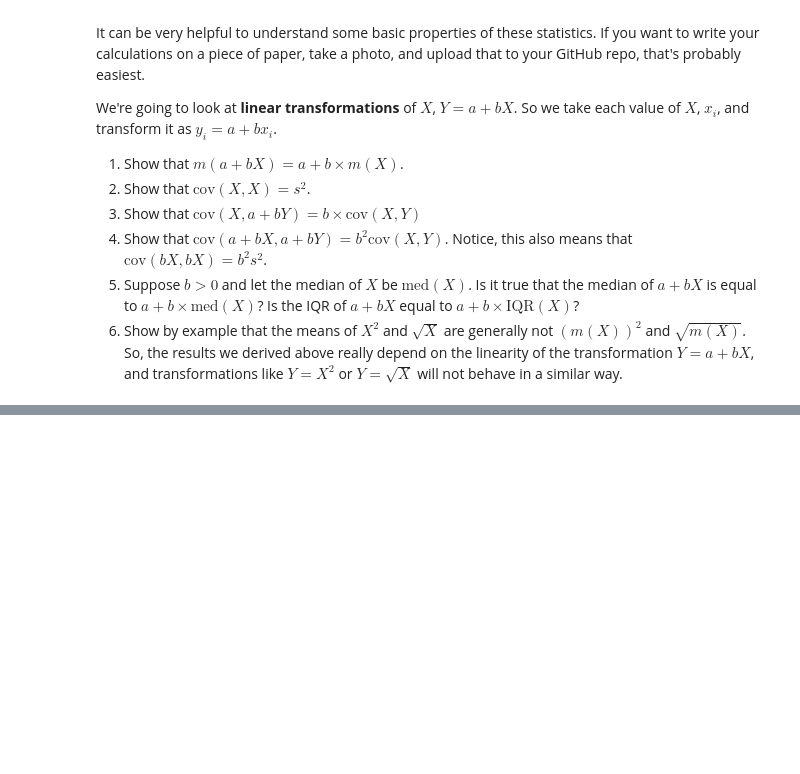
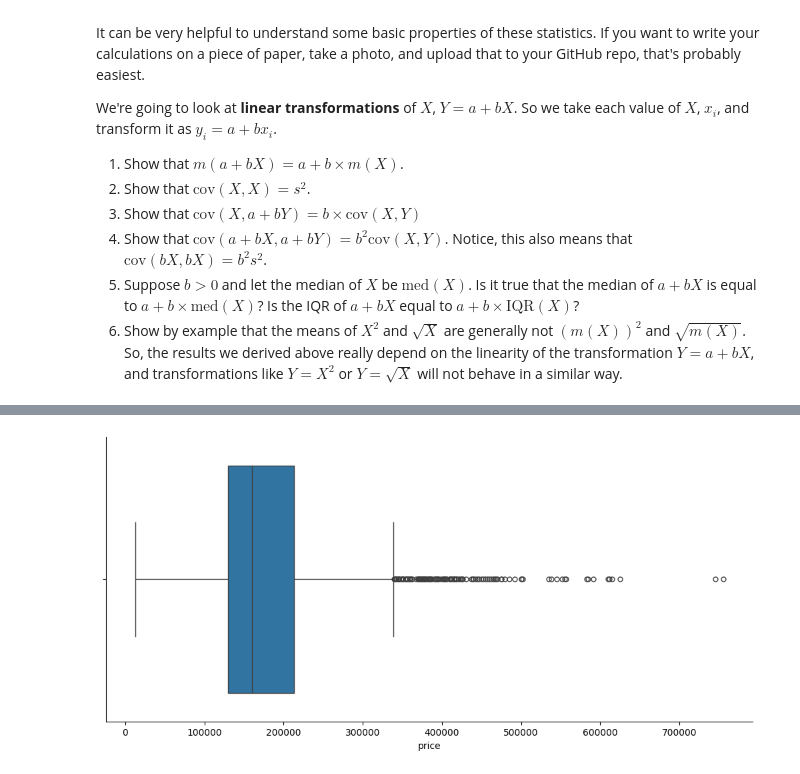
Before and after one commit to syd-nguyen/ds3021-assignments, a Jupyter notebook: assignments/01_assignment_wrangling_and_eda.ipynb, the cells around one changed output, grey strips where cells are left out. Cells and saved outputs as stored; diff of their text form; code cells hidden in the pictures; blank space fills up the shorter version.

```diff
--- a/assignments/01_assignment_wrangling_and_eda.ipynb
+++ b/assignments/01_assignment_wrangling_and_eda.ipynb
@@ -703,0 +778,6 @@ We'll use the `ames_prices.csv` dataset. The "relevant" variables for this quest
+# %%
+# 4
+sns.catplot(AMES, kind='box', x='price', aspect=2)
+plt.show()
+# %% [output]
+[figure, added]
```
Also changed, not shown: parts of 20 cells of this notebook.
